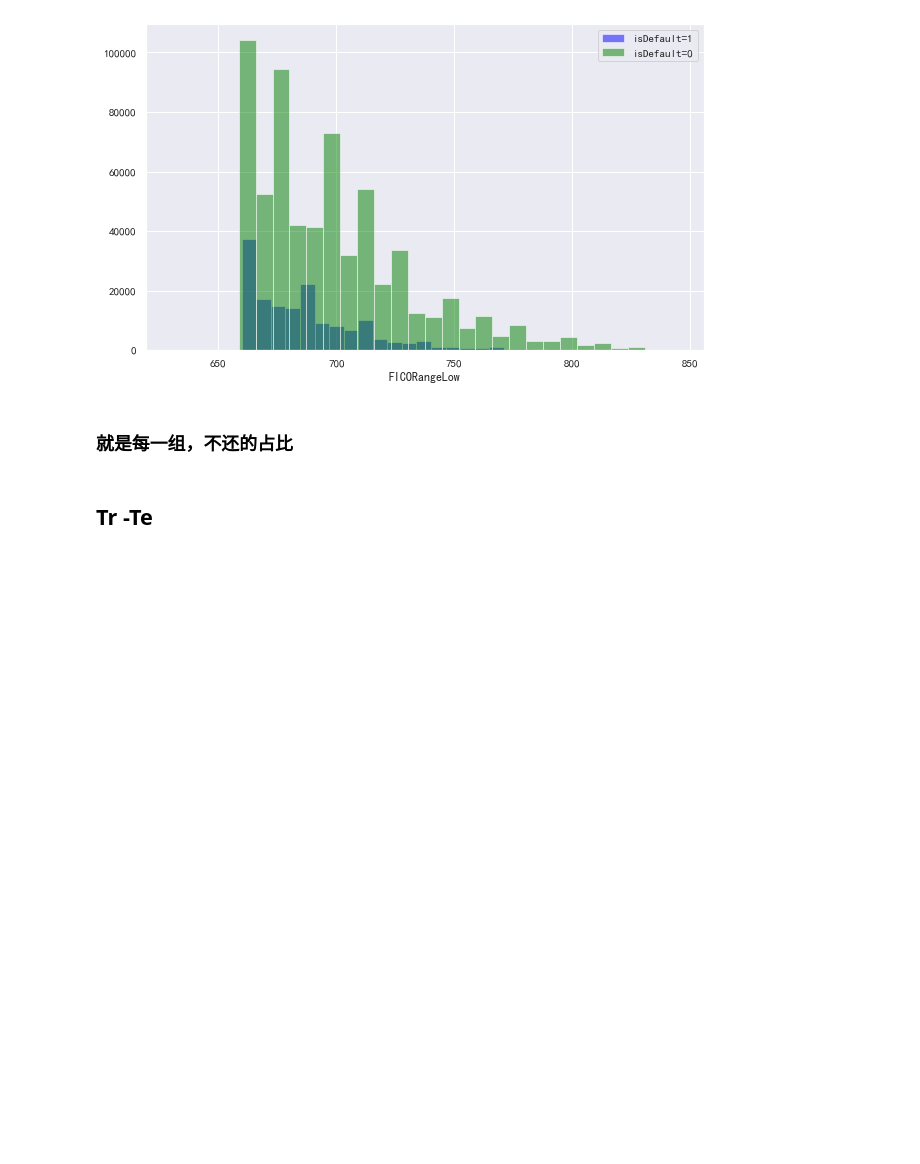
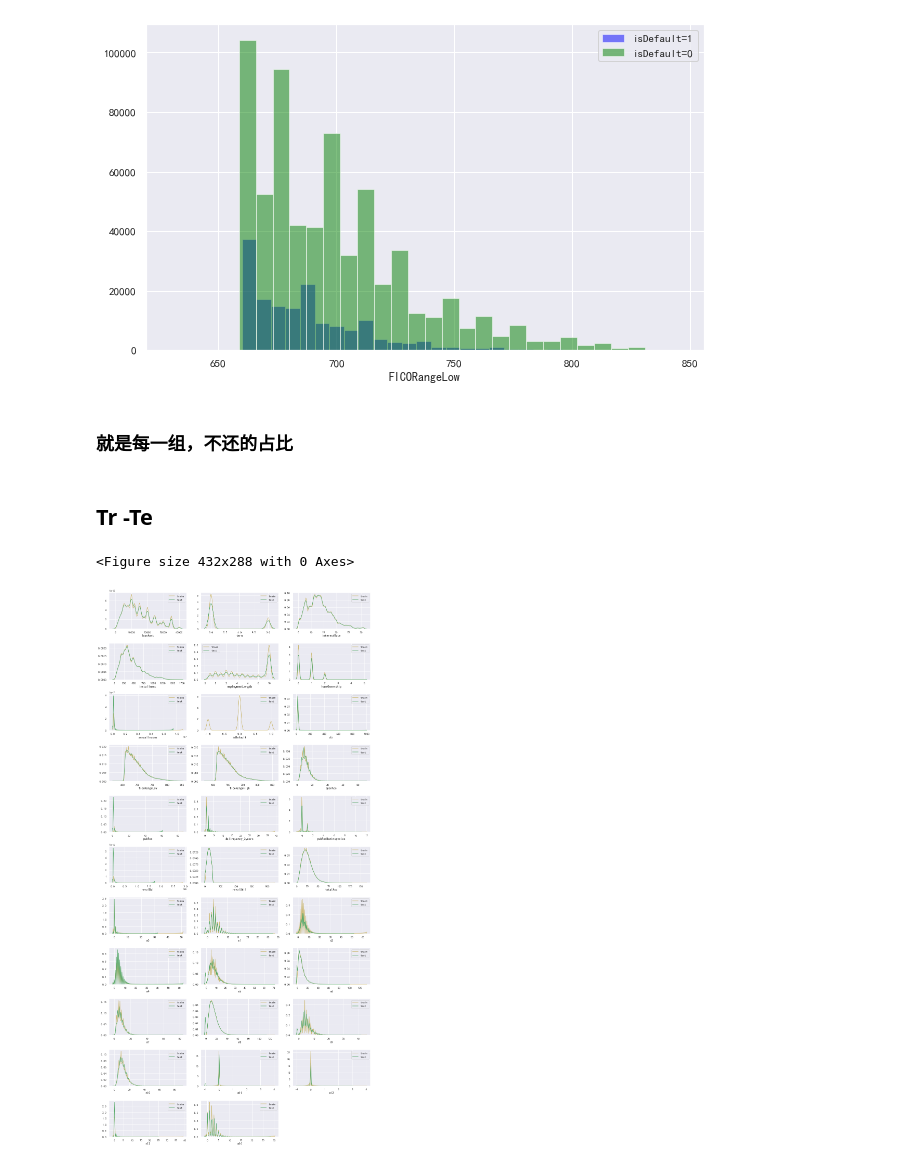
Before and after one commit to elsieyin/FengKo, a Jupyter notebook: EDA/myeda.ipynb, the cells around one changed output. Drawn from its saved outputs; the diff is of its cells as text; code cells hidden in the pictures; blank space fills up the shorter version.

```diff
--- a/EDA/myeda.ipynb
+++ b/EDA/myeda.ipynb
@@ -327,22 +327,25 @@ Text(0.5, 0, 'FICORangeLow')
 ## Tr -Te
 # %%
 df = df.fillna(-1)
+# %%
+num_fea = ['loanAmnt',
+ 'term',
+ 'interestRate',
+ 'installment',
+ 'employmentLength',
+ 'homeOwnership',
+ 'annualIncome',
+ 'isDefault',
+ 'dti',
+ 'ficoRangeLow',
+ 'ficoRangeHigh',
+ 'openAcc',
+ 'pubRec',
+ 'delinquency_2years',
+ 'pubRecBankruptcies',
+ ]
 # %%
-num_fea = ['loanAmnt',
- 'term',
- 'interestRate',
- 'installment',
- 'employmentLength',
- 'homeOwnership',
- 'annualIncome',
- 'isDefault',
- 'dti',
- 'ficoRangeLow',
- 'ficoRangeHigh',
- 'openAcc',
- 'pubRec',
- 'pubRecBankruptcies',
- 'revolBal',
+['revolBal',
  'revolUtil',
  'totalAcc',
  'n0',
@@ -359,3 +362,17 @@ num_fea = ['loanAmnt',
  'n12',
  'n13',
  'n14']
+# %%
+plt.figure()
+plt.figure(figsize=(15, 30))
+i = 1
+for f in num_fea:
+    plt.subplot(11, 3, i)
+    i += 1
+    sns.distplot(df[~df['isDefault'].isnull()][f], label='train', color='y', hist=False)
+    sns.distplot(df[df['isDefault']==-1][f], label='test', color='g', hist=False)
+plt.tight_layout()
+plt.show()
+# %% [output]
+<Figure size 432x288 with 0 Axes>
+[figure, added]
```
Also changed, not shown: parts of 7 cells of this notebook, 1 other file.
